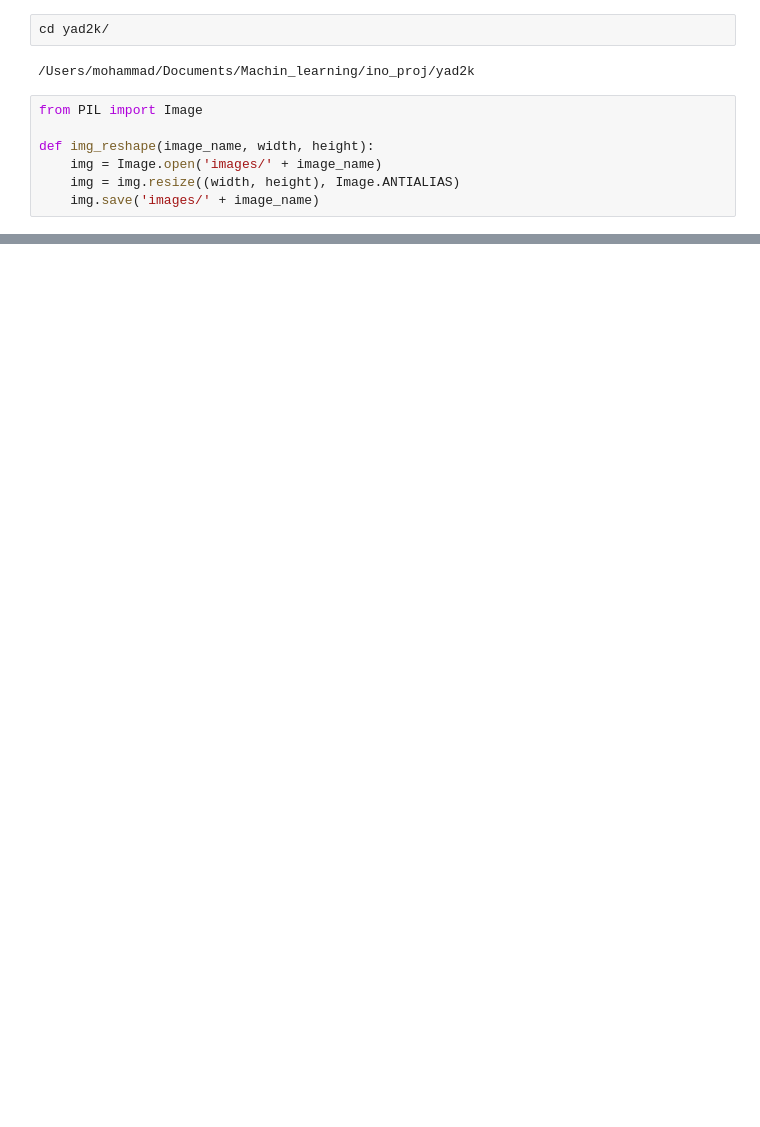
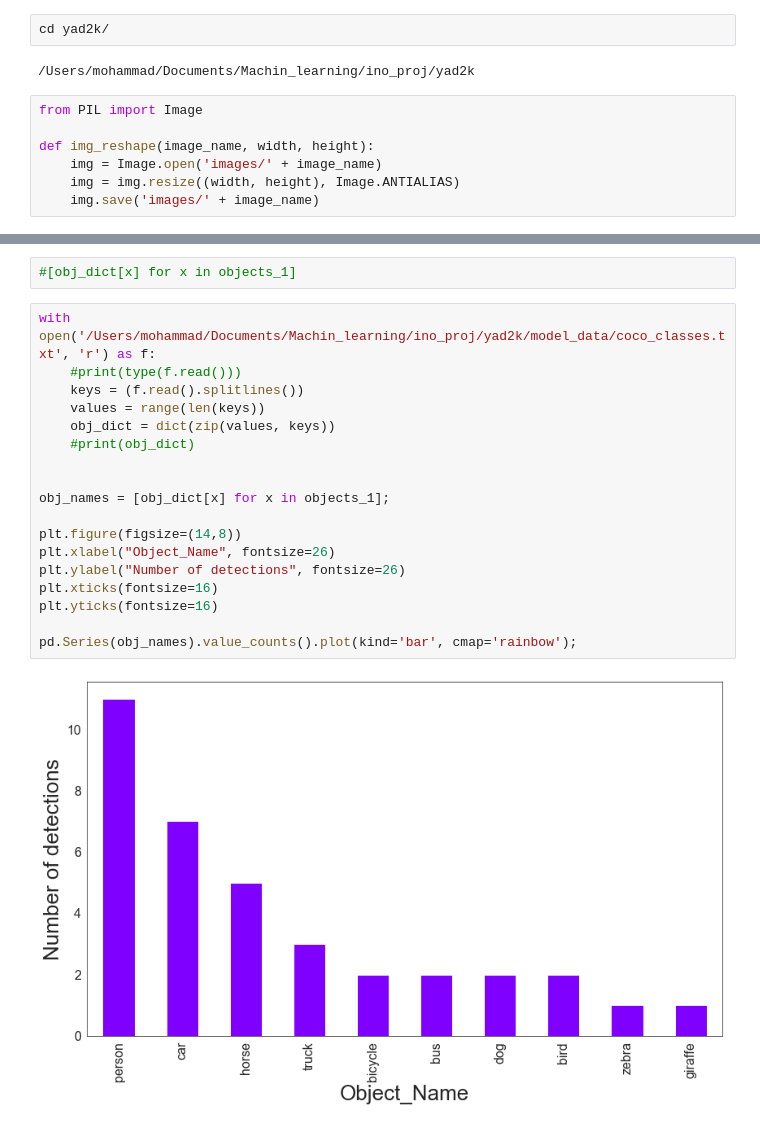
Before and after one commit to mzhoolideh/INO, a Jupyter notebook: obj_det.ipynb, the cells around one changed output, grey strips where cells are left out. Drawn from its saved outputs; the diff is of its cells as text; blank space fills up the shorter version.

```diff
--- a/obj_det.ipynb
+++ b/obj_det.ipynb
@@ -305,0 +345,22 @@ person 0.79 (985, 289) (1210, 663)
+# %%
+#[obj_dict[x] for x in objects_1]
+# %%
+with open('/Users/mohammad/Documents/Machin_learning/ino_proj/yad2k/model_data/coco_classes.txt', 'r') as f:
+    #print(type(f.read()))
+    keys = (f.read().splitlines())
+    values = range(len(keys))
+    obj_dict = dict(zip(values, keys))
+    #print(obj_dict)
+
+
+obj_names = [obj_dict[x] for x in objects_1];
+
+plt.figure(figsize=(14,8))
+plt.xlabel("Object_Name", fontsize=26)
+plt.ylabel("Number of detections", fontsize=26)
+plt.xticks(fontsize=16)
+plt.yticks(fontsize=16)
+
+pd.Series(obj_names).value_counts().plot(kind='bar', cmap='rainbow');
+# %% [output]
+[figure, added]
```
Also changed, not shown: parts of 37 cells of this notebook.
